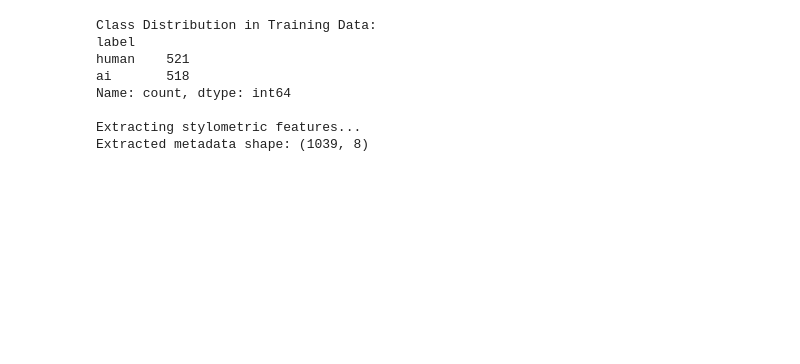
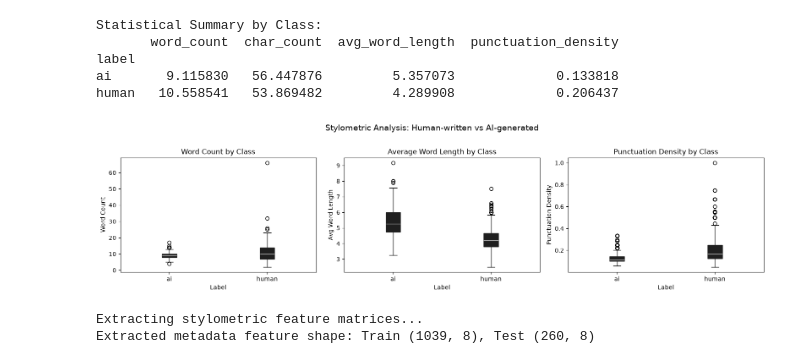
Before and after one commit to hcsarker/Python, a Jupyter notebook: contest/datapulse1/code/Datapulse_series1.ipynb, the cells around one changed output. Saved outputs shown, nothing was run; the diff lists cells and outputs as text; code cells hidden in the pictures; blank space fills up the shorter version.

Commit message:
feat: add Datapulse Series 1 AI text classification notebook

```diff
--- a/contest/datapulse1/code/Datapulse_series1.ipynb
+++ b/contest/datapulse1/code/Datapulse_series1.ipynb
@@ -72,21 +94,52 @@ Class Encoding: 0 -> Human-written, 1 -> AI-generated
+# %%
+# Exploratory Data Analysis: Stylometric Feature Comparisons
+fig, axes = plt.subplots(1, 3, figsize=(16, 4))
+
+# 1. Word Count Distribution
+train_df.boxplot(column='word_count', by='label', ax=axes[0], grid=False, patch_artist=True)
+axes[0].set_title('Word Count by Class')
+axes[0].set_xlabel('Label')
+axes[0].set_ylabel('Word Count')
+
+# 2. Average Word Length Distribution
+train_df.boxplot(column='avg_word_length', by='label', ax=axes[1], grid=False, patch_artist=True)
+axes[1].set_title('Average Word Length by Class')
+axes[1].set_xlabel('Label')
+axes[1].set_ylabel('Avg Word Length')
+
+# 3. Punctuation Density Distribution
+train_df.boxplot(column='punctuation_density', by='label', ax=axes[2], grid=False, patch_artist=True)
+axes[2].set_title('Punctuation Density by Class')
+axes[2].set_xlabel('Label')
+axes[2].set_ylabel('Punctuation Density')
+
+plt.suptitle('Stylometric Analysis: Human-written vs AI-generated', fontsize=14, y=1.02)
+plt.tight_layout()
+plt.show()
+
+print("Statistical Summary by Class:")
+display(train_df.groupby('label')[['word_count', 'char_count', 'avg_word_length', 'punctuation_density']].mean())
+# %% [output]
+Statistical Summary by Class:
+       word_count  char_count  avg_word_length  punctuation_density
+label
+ai       9.115830   56.447876         5.357073             0.133818
+human   10.558541   53.869482         4.289908             0.206437
+[figure, added]
 # %%
-# Target mapping: 'human' -> 0, 'ai' -> 1
-label_map = {'human': 0, 'ai': 1}
-train_df['target'] = train_df['label'].map(label_map)
-
-print("Class Distribution in Training Data:")
-print(train_df['label'].value_counts())
-
 def extract_stylistic_features(df):
     """
-    Extracts stylometric and syntactic features from text:
-    - Word count & character count
-    - Average word length
-    - Punctuation density
-    - Uppercase ratio & digit count
-    - Type-token ratio (Vocabulary richness)
+    Extracts 8 dense stylometric and syntactic features per sample:
+    1. Word count
+    2. Character count
+    3. Average word length
+    4. Punctuation density (punctuation count / word count)
+    5. Capital letter count
+    6. Capitalization ratio (uppercase / character count)
+    7. Digit count
+    8. Type-Token Ratio (unique words / word count) - lexical diversity
     """
-    meta = []
+    features = []
     for text in df['text']:
         words = text.split()
         wc = len(words)
@@ -99,22 +152,16 @@ def extract_stylistic_features(df):
         digit_c = sum(1 for c in text if c.isdigit())
         unique_w = len(set(words))
         ttr = unique_w / wc if wc > 0 else 0.0
-        meta.append([wc, cc, awl, pd_val, cap_c, cap_ratio, digit_c, ttr])
-    return np.array(meta)
+        features.append([wc, cc, awl, pd_val, cap_c, cap_ratio, digit_c, ttr])
+    return np.array(features)
 
-print("\nExtracting stylometric features...")
+print("Extracting stylometric feature matrices...")
 train_meta = extract_stylistic_features(train_df)
 test_meta = extract_stylistic_features(test_df)
-print(f"Extracted metadata shape: {train_meta.shape}")
+print(f"Extracted metadata feature shape: Train {train_meta.shape}, Test {test_meta.shape}")
 # %% [output]
-Class Distribution in Training Data:
-label
-human    521
-ai       518
-Name: count, dtype: int64
-
-Extracting stylometric features...
-Extracted metadata shape: (1039, 8)
+Extracting stylometric feature matrices...
+Extracted metadata feature shape: Train (1039, 8), Test (260, 8)
 # %%
 X_text = train_df['text'].values
 y = train_df['target'].values
```
Also changed, not shown: parts of 7 cells of this notebook.
